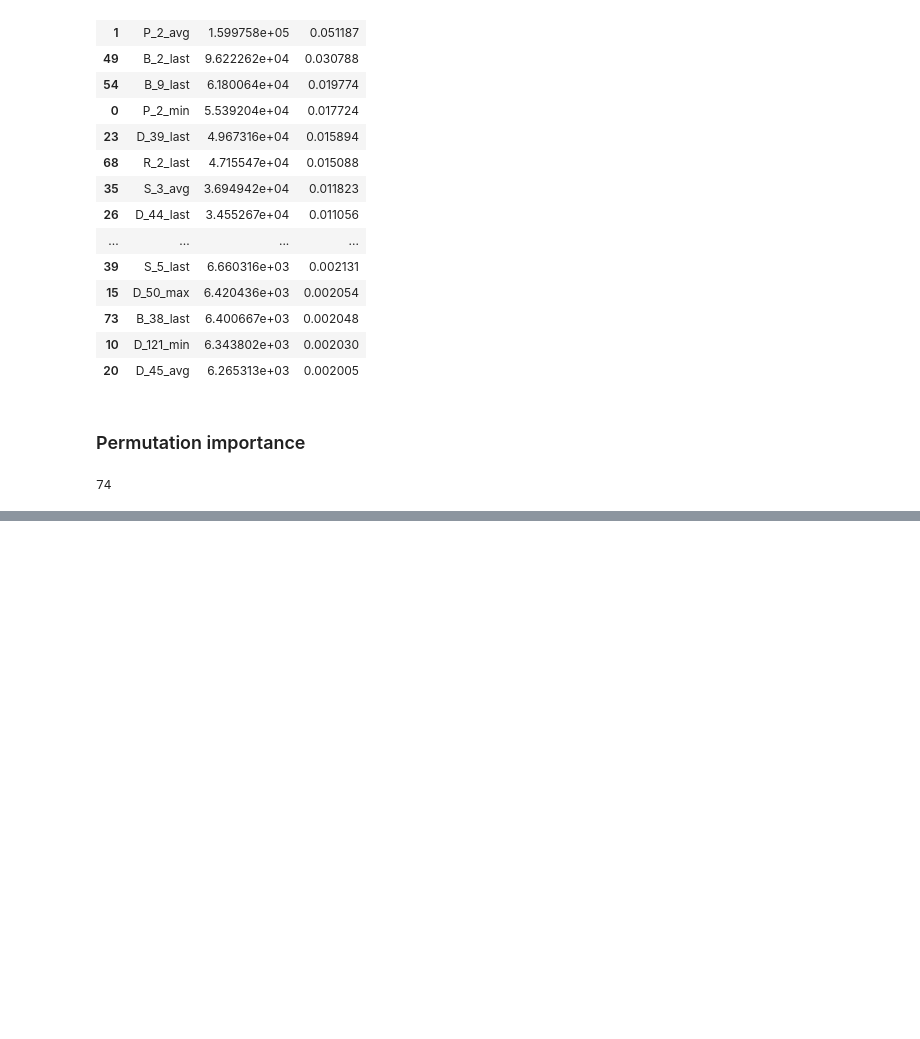
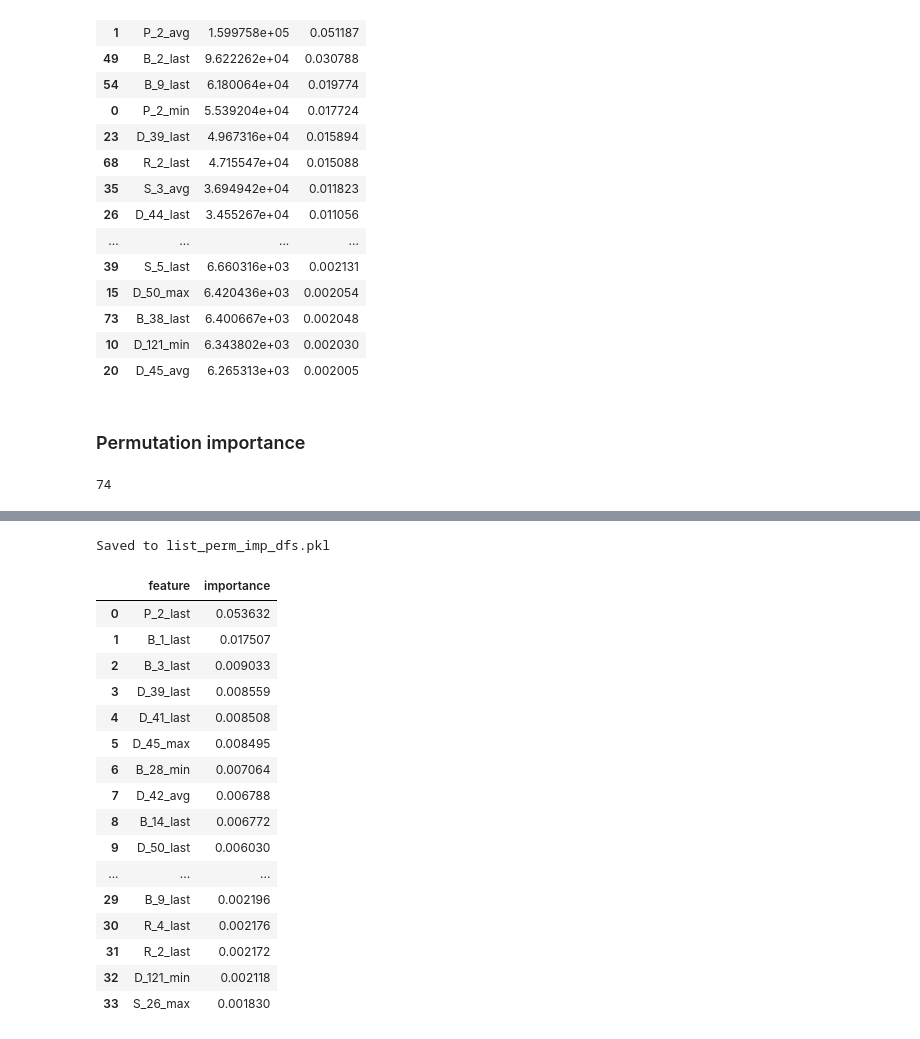
Before and after one commit to korab1ev/amex-default-prediction, a Jupyter notebook: 01. experiments.ipynb, the cells around one changed output, grey strips where cells are left out. Saved outputs shown, nothing was run; the diff lists cells and outputs as text; code cells hidden in the pictures; blank space fills up the shorter version.

```diff
--- a/01. experiments.ipynb
+++ b/01. experiments.ipynb
@@ -1363,0 +1346,33 @@ plt.show()
+# %%
+import pickle
+
+# perm_imp_dfs  – ваш список словарей {'step': k, 'importance': df}
+
+file_path = "list_perm_imp_dfs.pkl"
+
+with open(file_path, "wb") as f:
+    pickle.dump(perm_imp_dfs, f, protocol=pickle.HIGHEST_PROTOCOL)
+
+print(f"Saved to {file_path}")
+# %% [output]
+Saved to list_perm_imp_dfs.pkl
+# %%
+perm_imp_dfs[40]["importance"]
+# %% [output]
+|  | feature | importance |
+| 0 | P_2_last | 0.053632 |
+| 1 | B_1_last | 0.017507 |
+| 2 | B_3_last | 0.009033 |
+| 3 | D_39_last | 0.008559 |
+| 4 | D_41_last | 0.008508 |
+| 5 | D_45_max | 0.008495 |
+| 6 | B_28_min | 0.007064 |
+| 7 | D_42_avg | 0.006788 |
+| 8 | B_14_last | 0.006772 |
+| 9 | D_50_last | 0.006030 |
+| ... | ... | ... |
+| 29 | B_9_last | 0.002196 |
+| 30 | R_4_last | 0.002176 |
+| 31 | R_2_last | 0.002172 |
+| 32 | D_121_min | 0.002118 |
+| 33 | S_26_max | 0.001830 |
```
Also changed, not shown: parts of 22 cells of this notebook.
